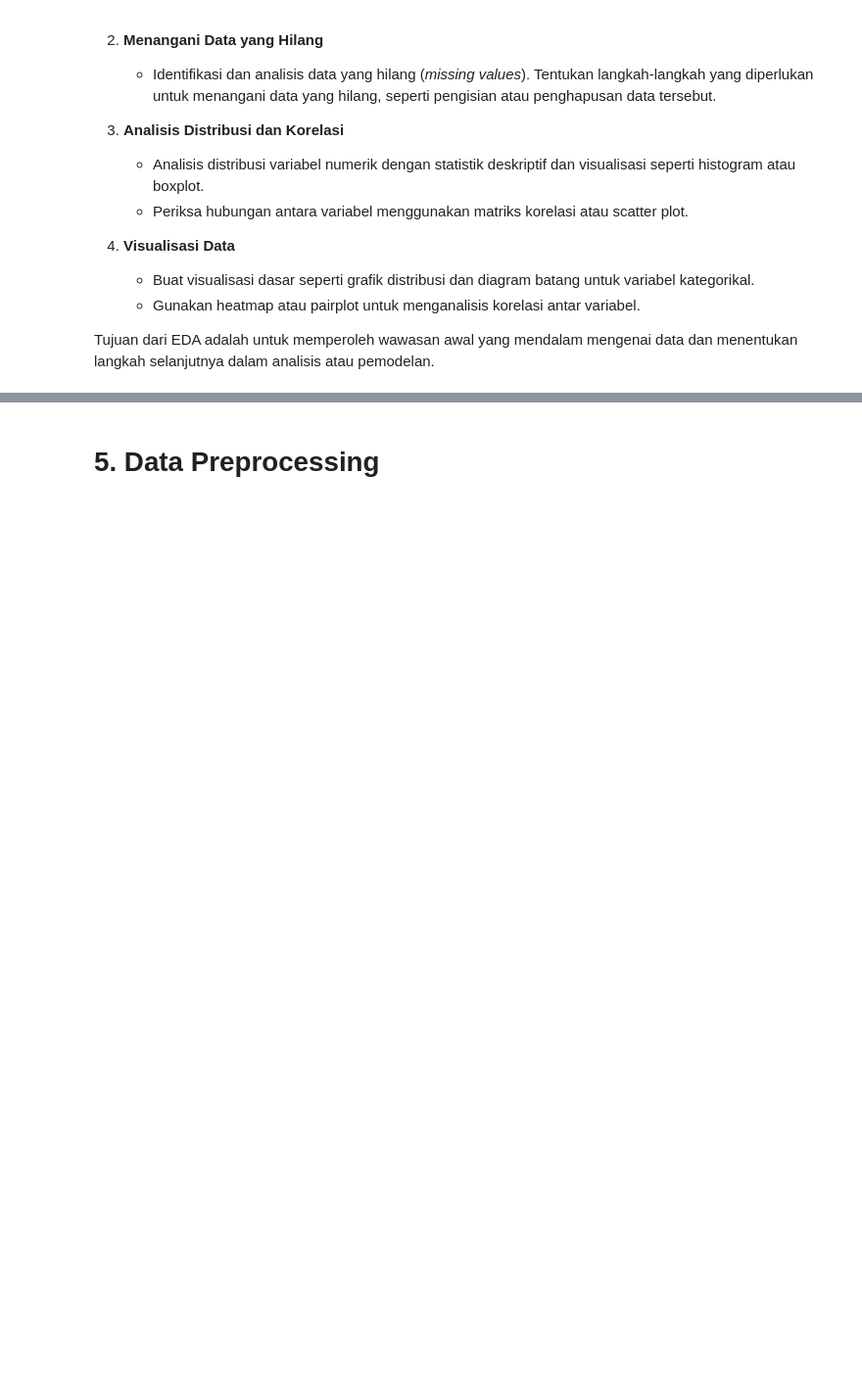
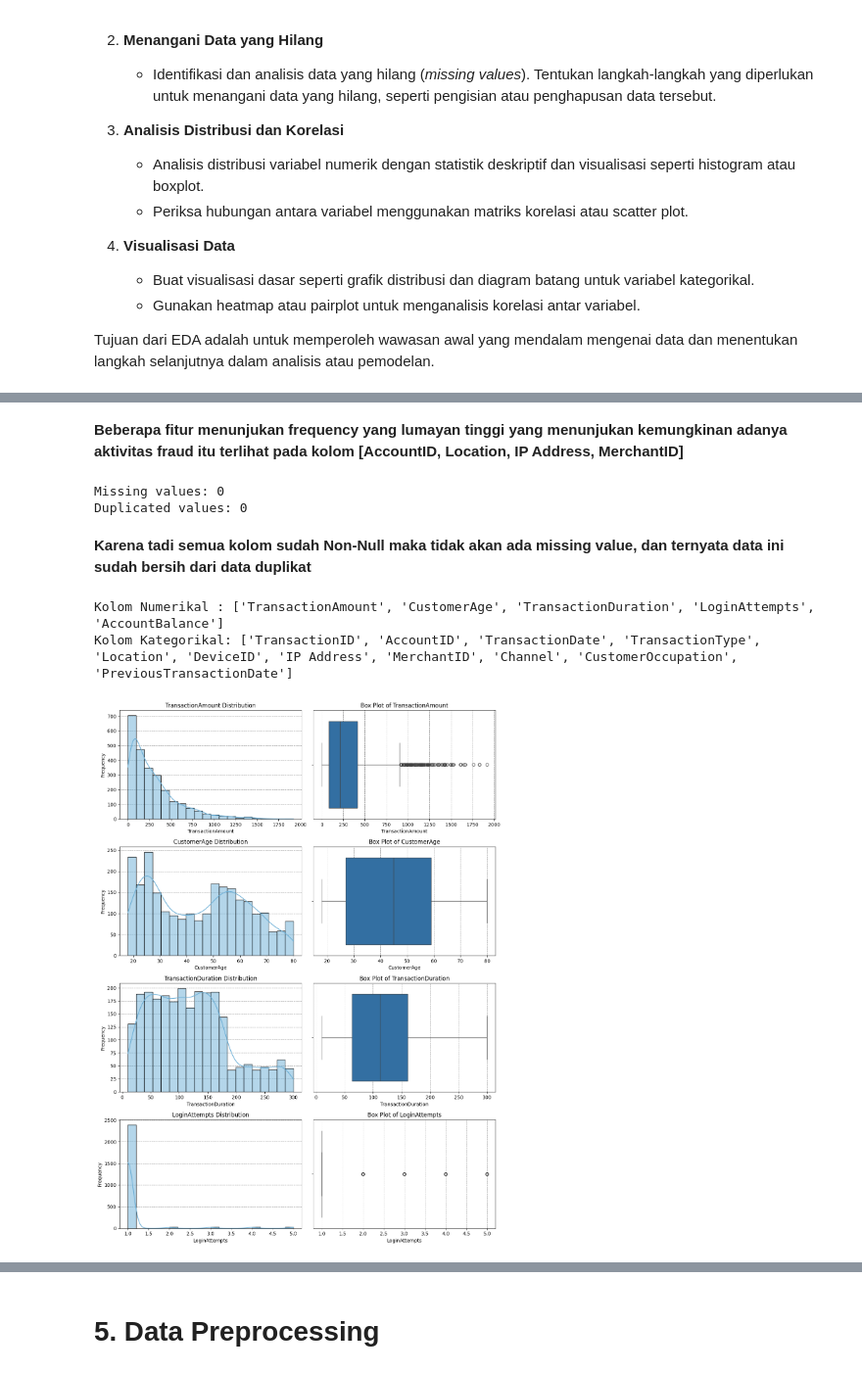
Before and after one commit to Kanaieu/bank-fraud-detection, a Jupyter notebook: [Clustering]_Submission_Akhir_BMLP_Muhammad_Tsaqiif_Ash-Shiddiq.ipynb, the cells around one changed output, grey strips where cells are left out. Shown at 98% size. Saved outputs shown, nothing was run; the diff lists cells and outputs as text; code cells hidden in the pictures; blank space fills up the shorter version.

```diff
--- a/[Clustering]_Submission_Akhir_BMLP_Muhammad_Tsaqiif_Ash-Shiddiq.ipynb
+++ b/[Clustering]_Submission_Akhir_BMLP_Muhammad_Tsaqiif_Ash-Shiddiq.ipynb
@@ -26,4 +28,4 @@ Pada tahap ini, Anda perlu memuat dataset ke dalam notebook. Jika dataset dalam
 Jika dataset berada di Google Drive, pastikan Anda menghubungkan Google Drive ke Colab terlebih dahulu. Setelah dataset berhasil dimuat, langkah berikutnya adalah memeriksa kesesuaian data dan siap untuk dianalisis lebih lanjut.
 # %%
 # Load the dataset
-df = pd.read_csv('.\\bank_transactions_data_2.csv')
+df = pd.read_csv('https://raw.githubusercontent.com/Kanaieu/bank-fraud-detection/main/bank_transactions_data.csv')
@@ -54,0 +119,46 @@ Tujuan dari EDA adalah untuk memperoleh wawasan awal yang mendalam mengenai data
+# %% [markdown]
+**Beberapa fitur menunjukan frequency yang lumayan tinggi yang menunjukan kemungkinan adanya aktivitas fraud itu terlihat pada kolom [AccountID, Location, IP Address, MerchantID]**
+# %%
+# Cek Missing Value dan Duplikat
+print(f'\nMissing values: {df.isna().sum().sum()}')
+print(f'Duplicated values: {df.duplicated().sum()}')
+# %% [output]
+Missing values: 0
+Duplicated values: 0
+# %% [markdown]
+**Karena tadi semua kolom sudah Non-Null maka tidak akan ada missing value, dan ternyata data ini sudah bersih dari data duplikat**
+# %%
+# Cek Kolom Numerikal dan Kategorikal
+# Pisahkan kolom numerikal and kategorikal
+kolom_numerikal = df.select_dtypes(include=['int64', 'float64']).columns.tolist()
+kolom_kategorikal = df.select_dtypes(include=['object']).columns.tolist()
+
+print("\nKolom Numerikal :", kolom_numerikal)
+print("Kolom Kategorikal:", kolom_kategorikal)
+# %% [output]
+Kolom Numerikal : ['TransactionAmount', 'CustomerAge', 'TransactionDuration', 'LoginAttempts', 'AccountBalance']
+Kolom Kategorikal: ['TransactionID', 'AccountID', 'TransactionDate', 'TransactionType', 'Location', 'DeviceID', 'IP Address', 'MerchantID', 'Channel', 'CustomerOccupation', 'PreviousTransactionDate']
+# %%
+# Distribusi dari kolom numerikal
+custom_palette = sns.color_palette("Blues", 3)
+numerical_features = ["TransactionAmount", 'CustomerAge', "TransactionDuration", "LoginAttempts"]
+fig, axes = plt.subplots(len(numerical_features), 2, figsize=(12, 4 * len(numerical_features)))
+
+for i, feature in enumerate(numerical_features):
+    sns.histplot(df[feature], bins=20, kde=True, color=custom_palette[1], ax=axes[i, 0])
+    axes[i, 0].set_title(f'{feature} Distribution')
+    axes[i, 0].set_xlabel(feature)
+    axes[i, 0].set_ylabel('Frequency')
+    axes[i, 0].set_axisbelow(True)
+    axes[i, 0].grid(axis='y', color='gray', linestyle='--', linewidth=0.7)
+
+    sns.boxplot(x=df[feature], color=custom_palette[2], ax=axes[i, 1])
+    axes[i, 1].set_title(f'Box Plot of {feature}')
+    axes[i, 1].set_xlabel(feature)
+    axes[i, 1].set_axisbelow(True)
+    axes[i, 1].grid(axis='x', color='gray', linestyle='--', linewidth=0.7)
+
+plt.tight_layout()
+plt.show()
+# %% [output]
+[figure, added]
```
Also changed, not shown: parts of 88 cells of this notebook, 1 other file.
